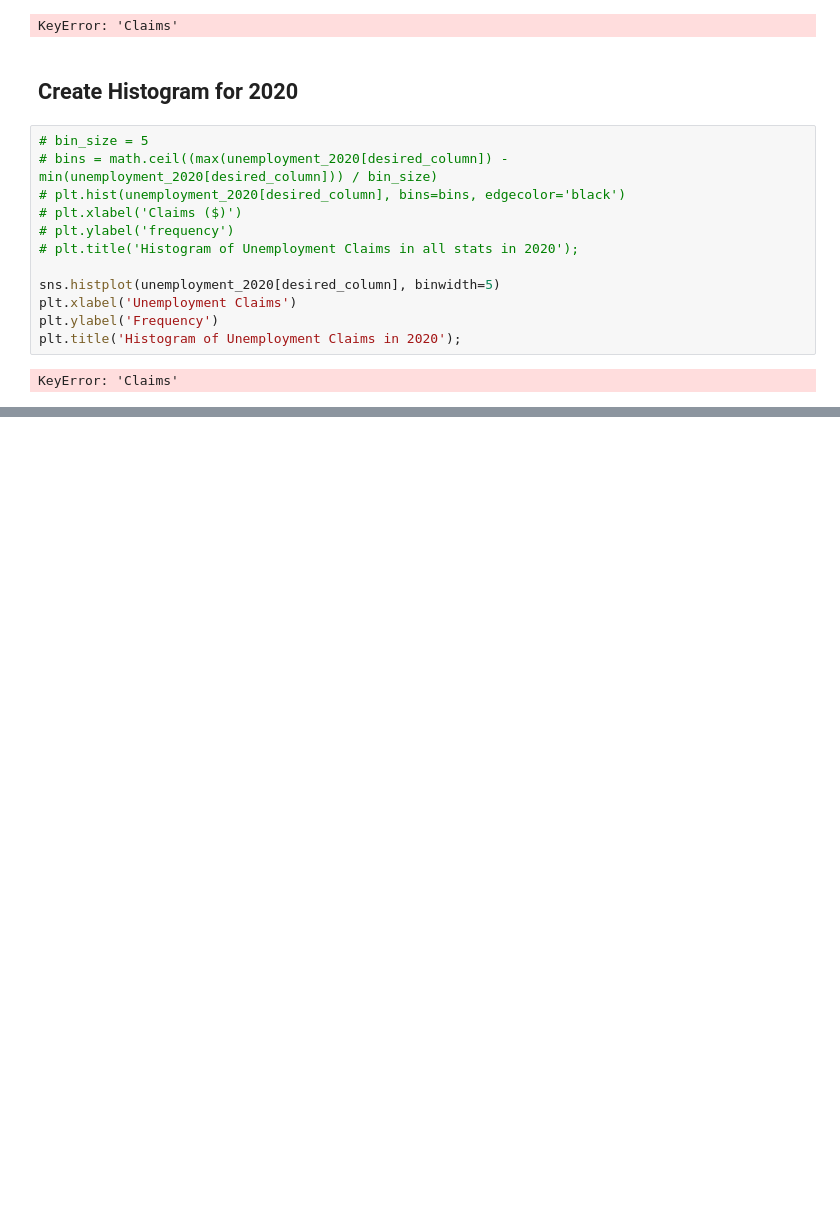
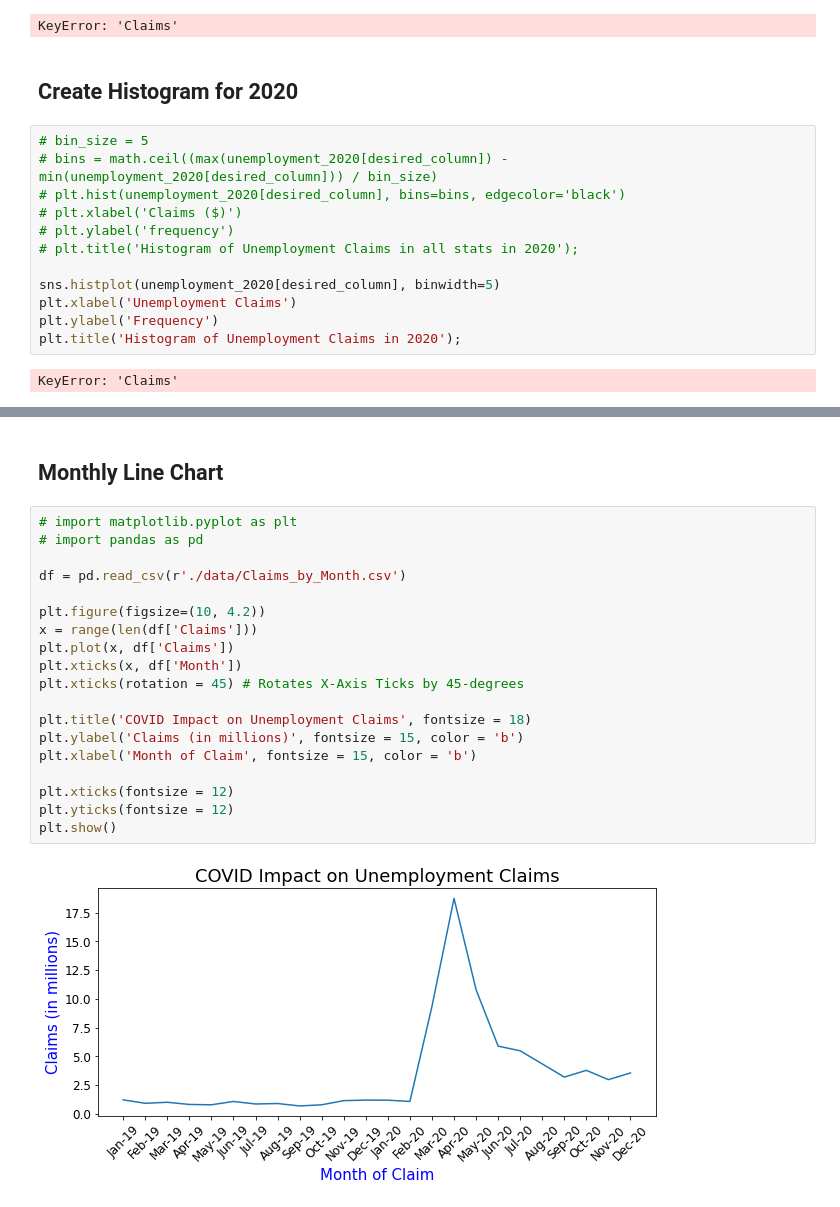
Before and after one commit to amajor/data-visualization-project-week-5, a Jupyter notebook: unemployment.ipynb, the cells around one changed output, grey strips where cells are left out. Saved outputs shown, nothing was run; the diff lists cells and outputs as text; blank space fills up the shorter version.

```diff
--- a/unemployment.ipynb
+++ b/unemployment.ipynb
@@ -153,0 +196,23 @@ KeyError: 'Claims'
+# %% [markdown]
+## Monthly Line Chart
+# %%
+# import matplotlib.pyplot as plt
+# import pandas as pd
+
+df = pd.read_csv(r'./data/Claims_by_Month.csv')
+
+plt.figure(figsize=(10, 4.2))
+x = range(len(df['Claims']))
+plt.plot(x, df['Claims'])
+plt.xticks(x, df['Month'])
+plt.xticks(rotation = 45) # Rotates X-Axis Ticks by 45-degrees
+
+plt.title('COVID Impact on Unemployment Claims', fontsize = 18)
+plt.ylabel('Claims (in millions)', fontsize = 15, color = 'b')
+plt.xlabel('Month of Claim', fontsize = 15, color = 'b')
+
+plt.xticks(fontsize = 12)
+plt.yticks(fontsize = 12)
+plt.show()
+# %% [output]
+[figure, added]
```
Also changed, not shown: parts of 8 cells of this notebook, 2 other files.
